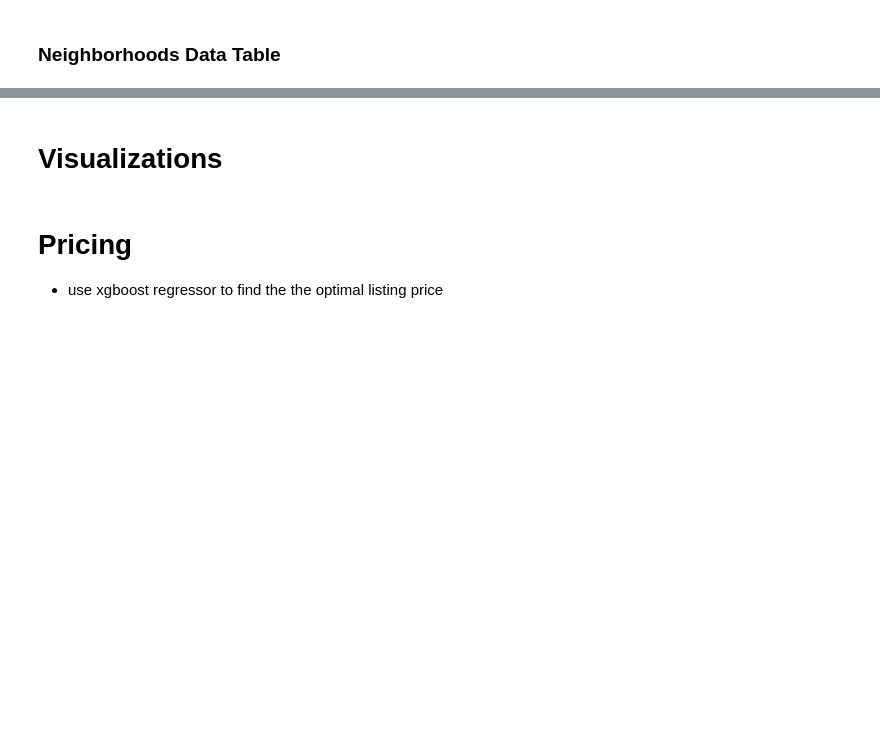
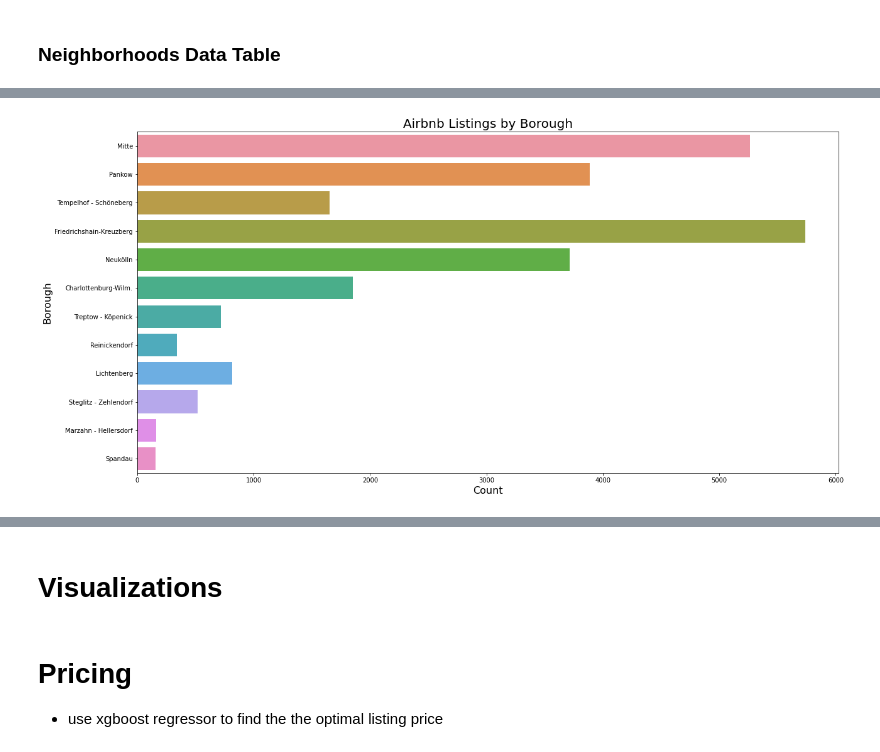
Before and after one commit to alexcerce/Berlin_Airbnb, a Jupyter notebook: Airbnb_Berlin_Main.ipynb, the cells around one changed output, grey strips where cells are left out. Cells and saved outputs as stored; diff of their text form; code cells hidden in the pictures; blank space fills up the shorter version.

```diff
--- a/Airbnb_Berlin_Main.ipynb
+++ b/Airbnb_Berlin_Main.ipynb
@@ -395,0 +461,4 @@ neighborhoods.head()
+# %%
+plt.figure(figsize=(20,10));sns.countplot(y=listings['borough']);plt.title('Airbnb Listings by Borough',fontsize=20);plt.ylabel('Borough',fontsize=16);plt.xlabel('Count',fontsize=16);
+# %% [output]
+[figure, added]
```
Also changed, not shown: parts of 15 cells of this notebook.
